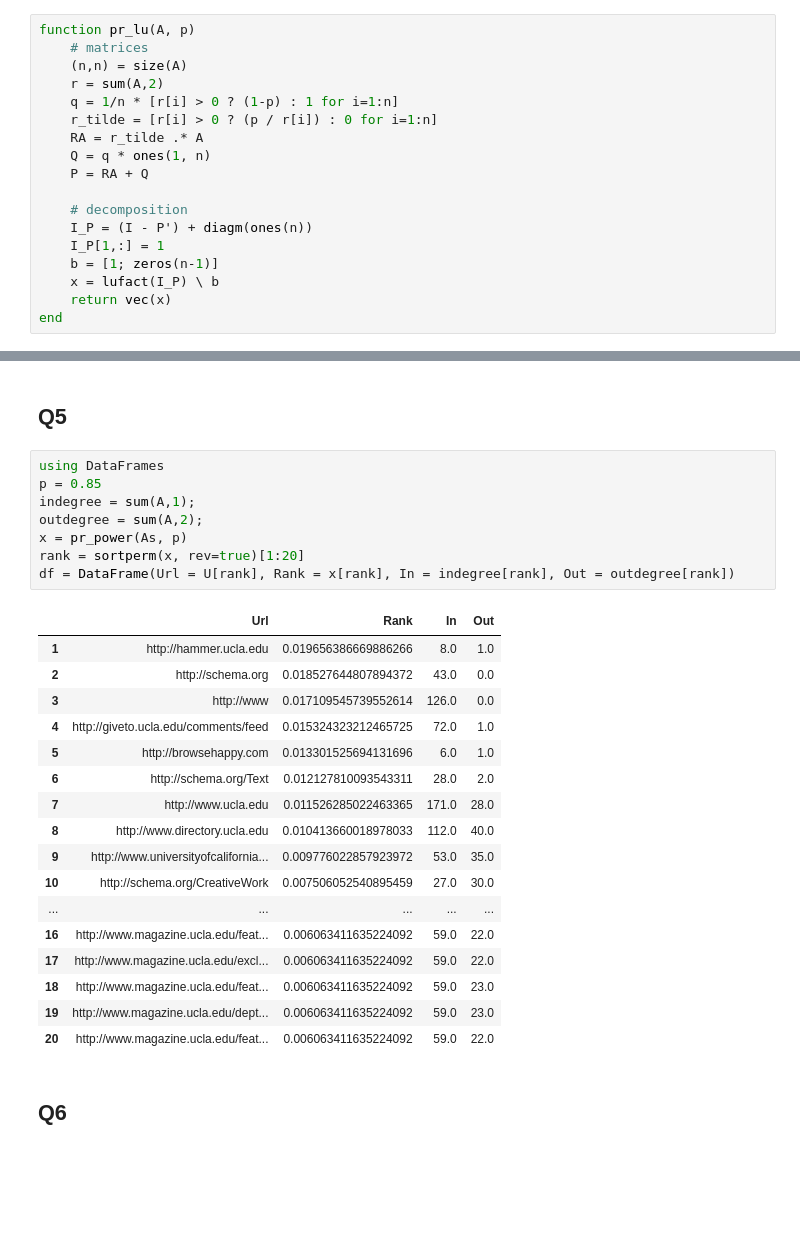
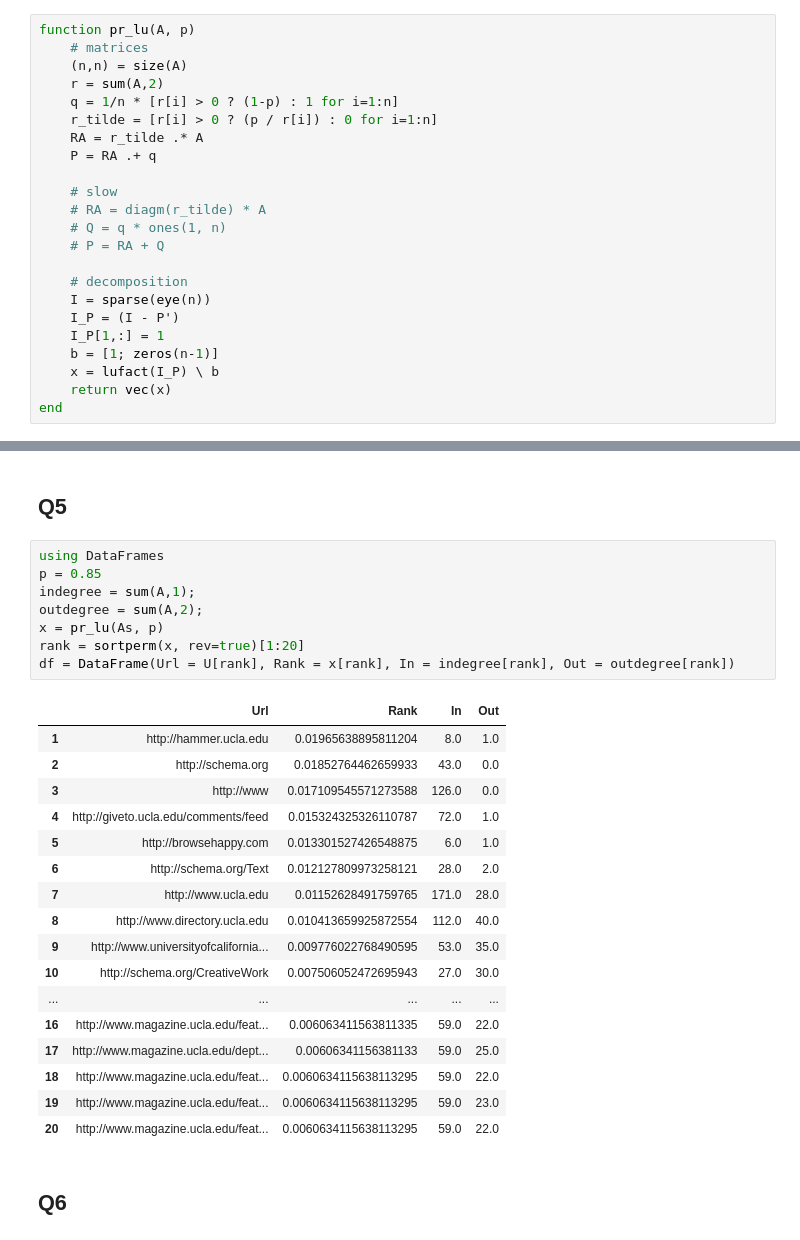
Before and after one commit to enijkamp/M230, a Jupyter notebook: hw3/hw3.ipynb, the cells around one changed output, grey strips where cells are left out. Saved outputs shown, nothing was run; the diff lists cells and outputs as text; blank space fills up the shorter version.

Commit message:
hw3 done, still slow jacobi

```diff
--- a/hw3/hw3.ipynb
+++ b/hw3/hw3.ipynb
@@ -123,11 +123,16 @@ function pr_lu(A, p)
     q = 1/n * [r[i] > 0 ? (1-p) : 1 for i=1:n]
     r_tilde = [r[i] > 0 ? (p / r[i]) : 0 for i=1:n]
     RA = r_tilde .* A
-    Q = q * ones(1, n)
-    P = RA + Q
+    P = RA .+ q
+
+    # slow
+    # RA = diagm(r_tilde) * A
+    # Q = q * ones(1, n)
+    # P = RA + Q
 
     # decomposition
-    I_P = (I - P') + diagm(ones(n))
+    I = sparse(eye(n))
+    I_P = (I - P')
     I_P[1,:] = 1
     b = [1; zeros(n-1)]
     x = lufact(I_P) \ b
@@ -311,29 +375,29 @@ using BenchmarkTools
 # %%
 using DataFrames
 p = 0.85
 indegree = sum(A,1);
 outdegree = sum(A,2);
-x = pr_power(As, p)
+x = pr_lu(As, p)
 rank = sortperm(x, rev=true)[1:20]
 df = DataFrame(Url = U[rank], Rank = x[rank], In = indegree[rank], Out = outdegree[rank])
 # %% [output]
 |  | Url | Rank | In | Out |
-| 1 | http://hammer.ucla.edu | 0.019656386669886266 | 8.0 | 1.0 |
-| 2 | http://schema.org | 0.018527644807894372 | 43.0 | 0.0 |
-| 3 | http://www | 0.017109545739552614 | 126.0 | 0.0 |
-| 4 | http://giveto.ucla.edu/comments/feed | 0.015324323212465725 | 72.0 | 1.0 |
-| 5 | http://browsehappy.com | 0.013301525694131696 | 6.0 | 1.0 |
-| 6 | http://schema.org/Text | 0.012127810093543311 | 28.0 | 2.0 |
-| 7 | http://www.ucla.edu | 0.011526285022463365 | 171.0 | 28.0 |
-| 8 | http://www.directory.ucla.edu | 0.010413660018978033 | 112.0 | 40.0 |
-| 9 | http://www.universityofcalifornia... | 0.009776022857923972 | 53.0 | 35.0 |
-| 10 | http://schema.org/CreativeWork | 0.007506052540895459 | 27.0 | 30.0 |
+| 1 | http://hammer.ucla.edu | 0.01965638895811204 | 8.0 | 1.0 |
+| 2 | http://schema.org | 0.01852764462659933 | 43.0 | 0.0 |
+| 3 | http://www | 0.017109545571273588 | 126.0 | 0.0 |
+| 4 | http://giveto.ucla.edu/comments/feed | 0.015324325326110787 | 72.0 | 1.0 |
+| 5 | http://browsehappy.com | 0.013301527426548875 | 6.0 | 1.0 |
+| 6 | http://schema.org/Text | 0.012127809973258121 | 28.0 | 2.0 |
+| 7 | http://www.ucla.edu | 0.01152628491759765 | 171.0 | 28.0 |
+| 8 | http://www.directory.ucla.edu | 0.010413659925872554 | 112.0 | 40.0 |
+| 9 | http://www.universityofcalifornia... | 0.009776022768490595 | 53.0 | 35.0 |
+| 10 | http://schema.org/CreativeWork | 0.007506052472695943 | 27.0 | 30.0 |
 | ... | ... | ... | ... | ... |
-| 16 | http://www.magazine.ucla.edu/feat... | 0.006063411635224092 | 59.0 | 22.0 |
-| 17 | http://www.magazine.ucla.edu/excl... | 0.006063411635224092 | 59.0 | 22.0 |
-| 18 | http://www.magazine.ucla.edu/feat... | 0.006063411635224092 | 59.0 | 23.0 |
-| 19 | http://www.magazine.ucla.edu/dept... | 0.006063411635224092 | 59.0 | 23.0 |
-| 20 | http://www.magazine.ucla.edu/feat... | 0.006063411635224092 | 59.0 | 22.0 |
+| 16 | http://www.magazine.ucla.edu/feat... | 0.006063411563811335 | 59.0 | 22.0 |
+| 17 | http://www.magazine.ucla.edu/dept... | 0.00606341156381133 | 59.0 | 25.0 |
+| 18 | http://www.magazine.ucla.edu/feat... | 0.0060634115638113295 | 59.0 | 22.0 |
+| 19 | http://www.magazine.ucla.edu/feat... | 0.0060634115638113295 | 59.0 | 23.0 |
+| 20 | http://www.magazine.ucla.edu/feat... | 0.0060634115638113295 | 59.0 | 22.0 |
 # %% [markdown]
 ## Q6
 # %% [markdown]
```
Also changed, not shown: parts of 14 cells of this notebook, 3 other files.
